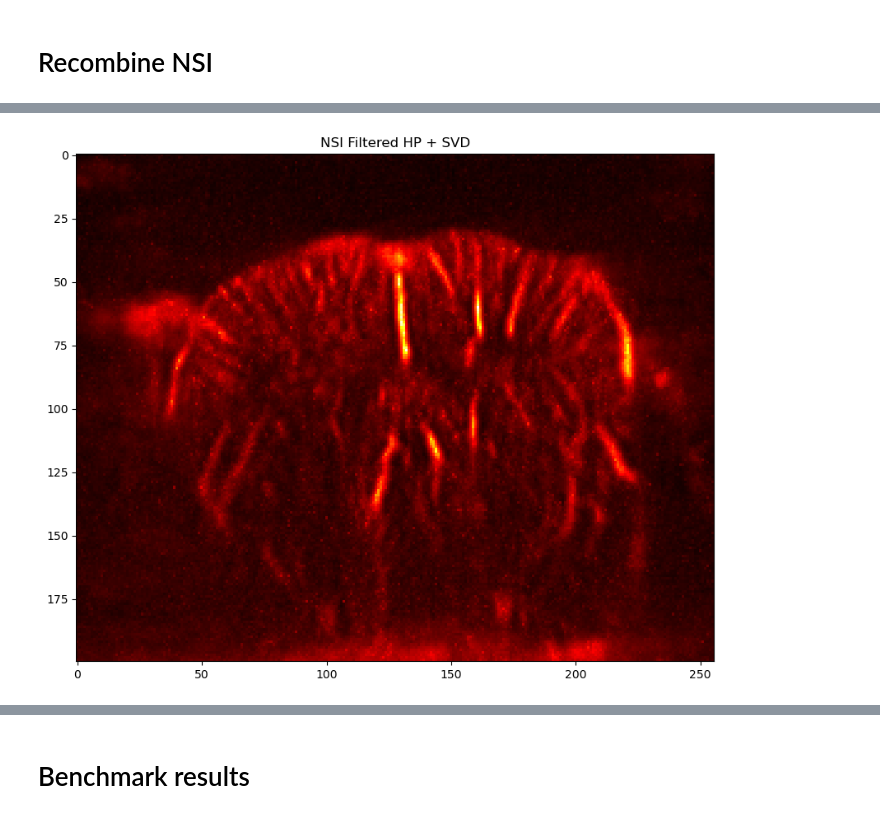
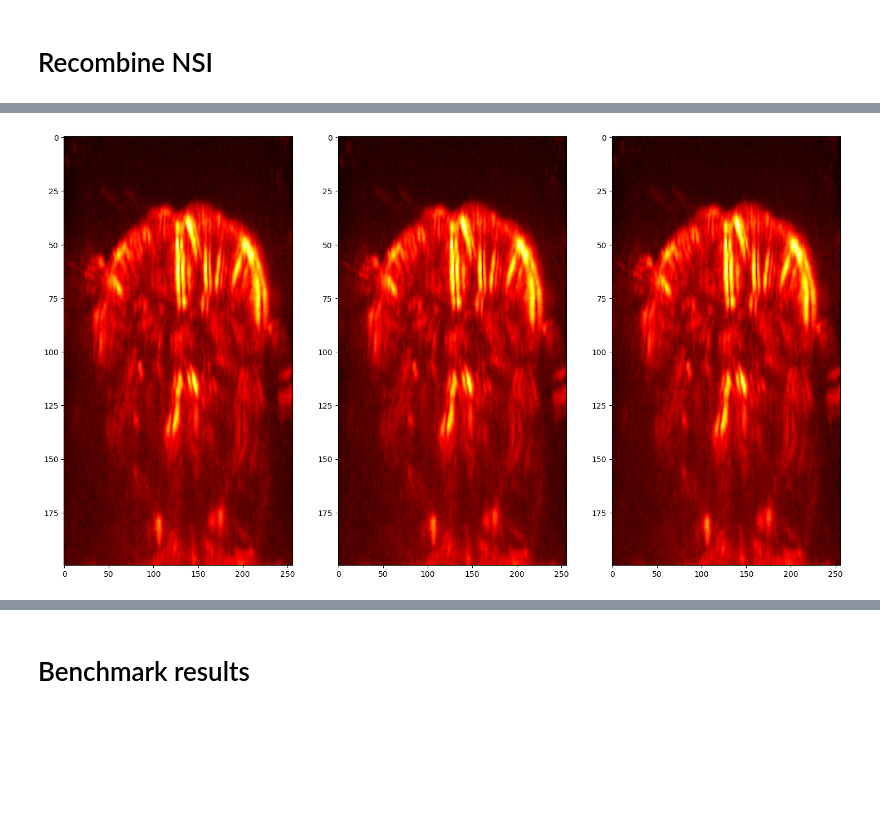
Before and after one commit to MatthieuVAUTRIN/superresolution, a Jupyter notebook: 003_post_bf_processing.ipynb, the cells around one changed output, grey strips where cells are left out. Drawn from its saved outputs; the diff is of its cells as text; code cells hidden in the pictures; blank space fills up the shorter version.

```diff
--- a/003_post_bf_processing.ipynb
+++ b/003_post_bf_processing.ipynb
@@ -251,3 +269,19 @@ Optimal number of singular values to remove: 9
+# %%
+if complex_bf and not use_nsi:
+    print(filtered_hp_svd.shape)
+    filtered_hp_svd_up = filter_movement(filtered_hp_svd, filtered_hp_svd.shape[2], "up")
+    filtered_hp_svd_down = filter_movement(filtered_hp_svd, filtered_hp_svd.shape[2], "down")
+
+    plt.figure(figsize=(8,6))
+    plt.imshow(np.sqrt(np.sum(np.abs(filtered_hp_svd), axis = 2)))
+    plt.colorbar(label='Amplitude')
+# %%
+if complex_bf and not use_nsi:
+    fig, axes = plt.subplots(nrows= 1, ncols= 2, figsize=(18,16))
+    im1 = axes[0].imshow(np.sqrt(np.sum(np.abs(filtered_hp_svd_up), axis = 2)))#, cmap=custom_cmap)
+    im2 =axes[1].imshow(np.sqrt(np.sum(np.abs(filtered_hp_svd_down), axis = 2)))#, cmap=custom_cmap)
+    fig.colorbar(im1, label='Amplitude', ax=axes[0], shrink =0.3)
+    fig.colorbar(im2, label='Amplitude', ax=axes[1], shrink =0.3)
 # %% [markdown]
 # Recombine NSI
 # %%
@@ -266,12 +301,17 @@ def get_envelope(bf_matrix, frames, complex_arg = False):
 # %%
 #memmap_env_nsi[:,:,i] = (memmap_bf_matrix_dc1[:,:,i] + memmap_bf_matrix_dc2[:,:,i]) / 2 - memmap_bf_matrix_zm[:,:,i]
 
-if use_nsi:
+if use_nsi and not complex_bf:
     z_limit = filtered_hp_svd.shape[0] // 3
 
     bff_zm = filtered_hp_svd[:z_limit,:,:]
     bff_dc1 = filtered_hp_svd[z_limit:z_limit*2,:,:]
     bff_dc2 = filtered_hp_svd[z_limit*2:,:,:]
+
+    fig, ax = plt.subplots(ncols = 3, nrows = 1, figsize=(18,10))
+    im1 = ax[0].imshow(np.sqrt(np.sum(np.abs(bff_zm), axis=2)), aspect='auto', cmap='hot')
+    im2 = ax[1].imshow(np.sqrt(np.sum(np.abs(bff_dc1), axis=2)), aspect='auto', cmap='hot')
+    im3 = ax[2].imshow(np.sqrt(np.sum(np.abs(bff_dc2), axis=2)), aspect='auto', cmap='hot')
 
     bff_zm_env = get_envelope(bff_zm, bff_zm.shape[2], complex_bf)
     bff_dc1_env = get_envelope(bff_dc1, bff_dc1.shape[2], complex_bf)
@@ -294,6 +334,67 @@ if use_nsi:
         plt.savefig(f"{bf_data_path}{folder_name}/images/{beamformed_filtered_matrix_name}_nsi.png")
 
     filtered_hp_svd = bff_nsi
+
+elif use_nsi and complex_bf:
+
+    filtered_hp_svd_up = filter_movement(filtered_hp_svd, filtered_hp_svd.shape[2], "up")
+    filtered_hp_svd_down = filter_movement(filtered_hp_svd, filtered_hp_svd.shape[2], "down")
+
+    z_limit = filtered_hp_svd.shape[0] // 3
+
+    bff_zm = filtered_hp_svd[:z_limit,:,:]
+    bff_dc1 = filtered_hp_svd[z_limit:z_limit*2,:,:]
+    bff_dc2 = filtered_hp_svd[z_limit*2:,:,:]
+
+
+    #movement filtered apodizations
+    bff_zm_up = filter_movement(bff_zm, bff_zm.shape[2], "up")
+    bff_zm_down = filter_movement(bff_zm, bff_zm.shape[2], "down")
+
+    bff_dc1_up = filter_movement(bff_dc1, bff_dc1.shape[2], "up")
+    bff_dc1_down = filter_movement(bff_dc1, bff_dc1.shape[2], "down")
+
+    bff_dc2_up = filter_movement(bff_dc2, bff_dc2.shape[2], "up")
+    bff_dc2_down = filter_movement(bff_dc2, bff_dc2.shape[2], "down")
+
+    fig, ax = plt.subplots(ncols = 3, nrows = 1, figsize=(18,10))
+    im1 = ax[0].imshow(np.sqrt(np.sum(np.abs(bff_zm_down), axis=2)), aspect='auto', cmap='hot')
+    im2 = ax[1].imshow(np.sqrt(np.sum(np.abs(bff_dc1_down), axis=2)), aspect='auto', cmap='hot')
+    im3 = ax[2].imshow(np.sqrt(np.sum(np.abs(bff_dc2_down), axis=2)), aspect='auto', cmap='hot')
+
+    #envelopes
+    bff_zm_env_up = get_envelope(bff_zm_up, bff_zm.shape[2], complex_bf)
+    bff_dc1_env_up = get_envelope(bff_dc1_up, bff_dc1.shape[2], complex_bf)
+    bff_dc2_env_up = get_envelope(bff_dc2_up, bff_dc2.shape[2], complex_bf)
+
+    bff_zm_env_down = get_envelope(bff_zm_down, bff_zm.shape[2], complex_bf)
+    bff_dc1_env_down = get_envelope(bff_dc1_down, bff_dc1.shape[2], complex_bf)
+    bff_dc2_env_down = get_envelope(bff_dc2_down, bff_dc2.shape[2], complex_bf)
+
+    print(f"bff_zm shape: {bff_zm.shape}")
+    print(f"bff_dc1 shape: {bff_dc1.shape}")
+    print(f"bff_dc2 shape: {bff_dc2.shape}")
+
+    bff_zm = bff_zm_up + bff_zm_down
+    bff_dc1 = bff_dc1_up + bff_dc1_down
+    bff_dc2 = bff_dc2_up + bff_dc2_down
+
+    bff_nsi_up = (bff_dc1_env_up + bff_dc2_env_up) / 2 - bff_zm_env_up
+    bff_nsi_down = (bff_dc1_env_down + bff_dc2_env_down) / 2 - bff_zm_env_down
+
+    fig, ax = plt.subplots(ncols = 2, nrows = 1, figsize=(18,10))
+    # plt.imshow(20 * np.log10(np.sum(np.abs(bff_nsi),axis=2) / np.max(np.sum(np.abs(bff_nsi), axis=2))), aspect='auto', cmap='viridis', vmin=-60, vmax=0)
+    im1 = ax[0].imshow(np.sqrt(np.sum(np.abs(bff_nsi_up), axis=2)), aspect='auto', cmap='hot')
+    im2 = ax[1].imshow(np.sqrt(np.sum(np.abs(bff_nsi_down), axis=2)), aspect='auto', cmap='hot')
+
+    plt.title(f"NSI Filtered HP + SVD")
+
+    # if save_data:
+    #     save_beamformed_data(np.sum(np.abs(bff_nsi), axis=2), f"{beamformed_filtered_matrix_name}_nsi", f"{bf_data_path}{folder_name}/filtered_bf/")
+    # if save_image:
+    #     plt.savefig(f"{bf_data_path}{folder_name}/images/{beamformed_filtered_matrix_name}_nsi.png")
+
+    # filtered_hp_svd = bff_nsi
 # %% [output]
 bff_zm shape: (200, 256, 160)
 bff_dc1 shape: (200, 256, 160)
@@ -302 +402 @@ Beamformed data of shape (200, 256) saved at: ./data_filtered/mouse_long_im/filt
-[figure, old version]
+[figure, new version]
```
Also changed, not shown: parts of 13 cells of this notebook, 1 other file.
